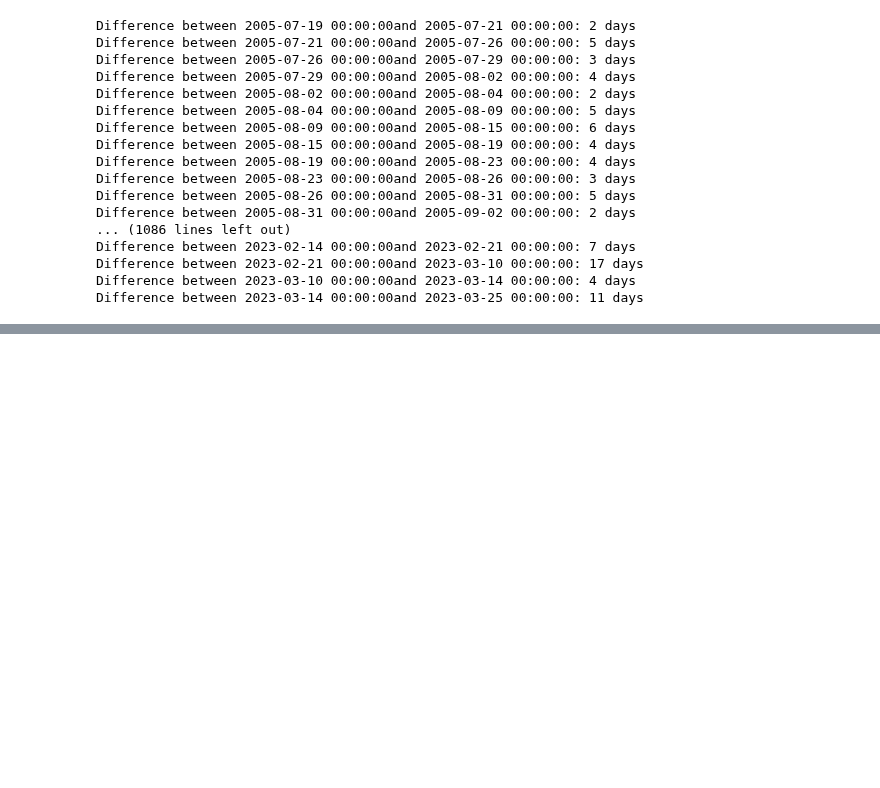
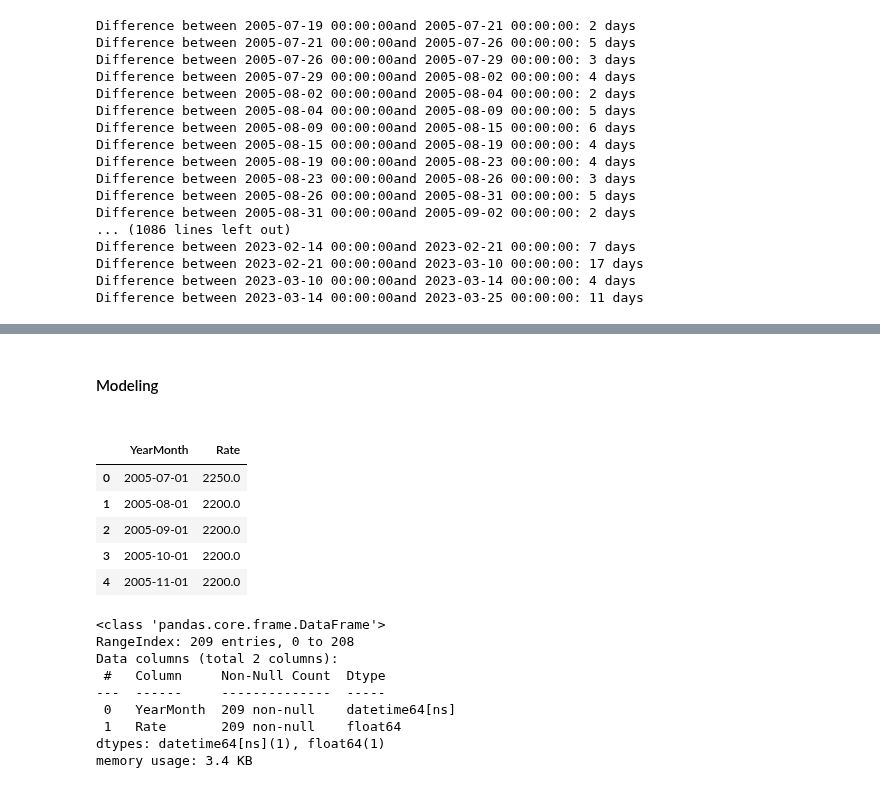
Before and after one commit to aloysiuswjw/Cost-Rate-Analysis, a Jupyter notebook: LA.ipynb, the cells around one changed output, grey strips where cells are left out. Saved outputs shown, nothing was run; the diff lists cells and outputs as text; code cells hidden in the pictures; blank space fills up the shorter version.

```diff
--- a/LA.ipynb
+++ b/LA.ipynb
@@ -313,0 +367,24 @@ Text(0.5, 1.0, 'Port_AUCKLAND_Size_40_Type_HC_PartyID_01005136')
+# %% [markdown]
+<h4>Modeling<h4>
+# %%
+mod_col = ['YearMonth','Rate']
+
+df_fc = agg_df[mod_col]
+df_fc.head()
+df_fc.info()
+# %% [output]
+|  | YearMonth | Rate |
+| 0 | 2005-07-01 | 2250.0 |
+| 1 | 2005-08-01 | 2200.0 |
+| 2 | 2005-09-01 | 2200.0 |
+| 3 | 2005-10-01 | 2200.0 |
+| 4 | 2005-11-01 | 2200.0 |
+<class 'pandas.core.frame.DataFrame'>
+RangeIndex: 209 entries, 0 to 208
+Data columns (total 2 columns):
+ #   Column     Non-Null Count  Dtype
+---  ------     --------------  -----
+ 0   YearMonth  209 non-null    datetime64[ns]
+ 1   Rate       209 non-null    float64
+dtypes: datetime64[ns](1), float64(1)
+memory usage: 3.4 KB
```
Also changed, not shown: parts of 7 cells of this notebook, 1 other file.
